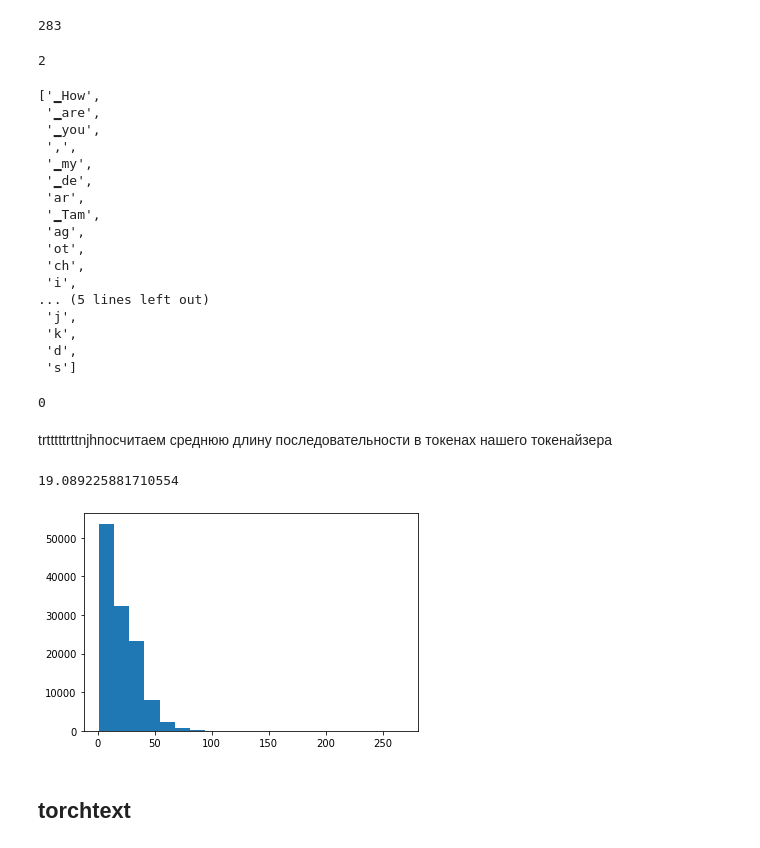
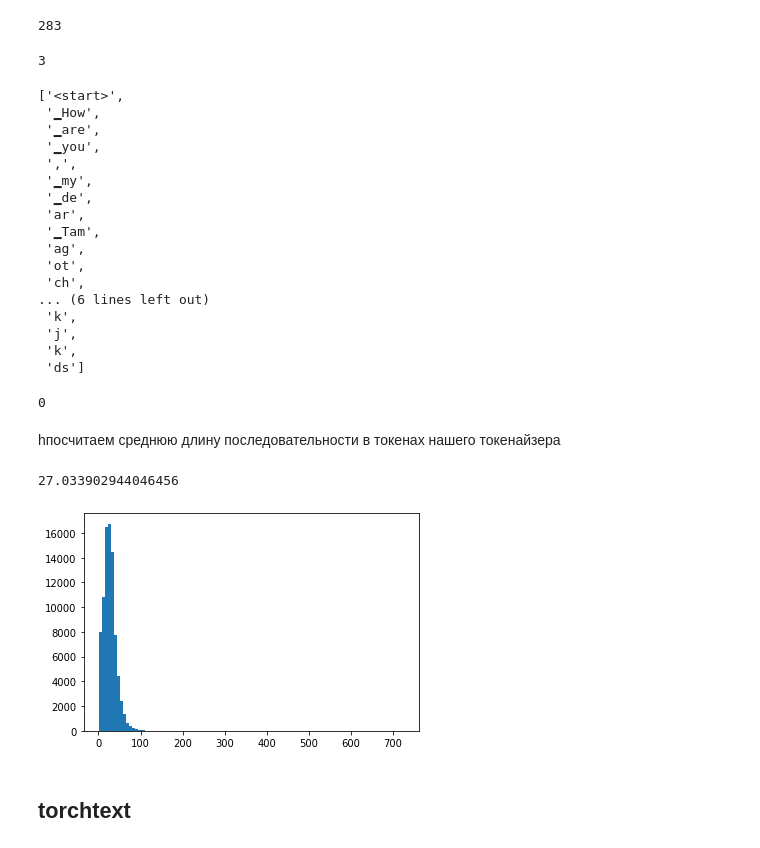
Before and after one commit to flying-bear/kompluxternaya, a Jupyter notebook: Assignment_6.ipynb, the cells around one changed output. Drawn from its saved outputs; the diff is of its cells as text; code cells hidden in the pictures.

```diff
--- a/Assignment_6.ipynb
+++ b/Assignment_6.ipynb
@@ -80,15 +81,21 @@ test
 # %%
 end = ['.', '\n', '!', '?', '…']
 # %%
-def make_eos(text, eos_symbols, eos_token='<eos>'):
+def make_eos(text, eos_symbols, eos_token='<eos>', start_token='<start>'):
   """
-  replaces eos_symbols in a text with eos_token
+  cleans text of empty sentences and replaces eos_symbols in a text with eos_token and adds start_token befor each sentence
 
   :param text: str, text
   :param eos_symbols: list of str, symbols that signify end of sentence
   :param eos_token: str, what to replace eos_symbols with, optional, deafault '<eos>'
+  :param str_token: str, what to indicate sentence beginnings, optional, deafault '<start>'
   :return: str, text with eos_symbols replaced with eos_token
   """
+  sep = eos_token + ' ' + start_token
+  text = re.sub('\s+', ' ', text)
   for i in eos_symbols:
-    text = text.replace(i, eos_token)
-  return text
+    text = text.replace(i, sep)
+  empty = sep + ' ' + eos_token
+  while empty in text:
+    text = text.replace(empty, eos_token)
+  return text.strip()
@@ -122,15 +130,16 @@ len(set(train).union(set(valid)))
 283
 # %%
 tokenizer = SentencePieceBPETokenizer()
-tokenizer.add_special_tokens(['<eos>', '<unk>'])
+tokenizer.add_special_tokens(['<eos>', '<start>','<unk>'])
 # %% [output]
-2
+3
 # %%
-tokenizer.train(['content/valid.txt', 'content/train.txt'], vocab_size=20000)
+tokenizer.train(['content/valid.txt', 'content/train.txt', 'content/test.txt'], vocab_size=20000)
 # %%
-tokenizer.encode("How are you, my dear Tamagotchi <unk><eos> lkjkds").tokens
+tokenizer.encode("<start> How are you, my dear Tamagotchi <unk> <eos> lkjkds").tokens
 # %% [output]
-['▁How',
+['<start>',
+ '▁How',
  '▁are',
  '▁you',
  ',',
@@ -141,25 +150,24 @@ tokenizer.encode("How are you, my dear Tamagotchi <unk><eos> lkjkds").tokens
  'ag',
  'ot',
  'ch',
- 'i',
-... (5 lines left out)
+... (6 lines left out)
+ 'k',
  'j',
  'k',
- 'd',
- 's']
+ 'ds']
 # %%
 tokenizer.token_to_id('<eos>')
 # %% [output]
 0
 # %% [markdown]
-trtttttrttnjhпосчитаем среднюю длину последовательности в токенах нашего токенайзера
+hпосчитаем среднюю длину последовательности в токенах нашего токенайзера
 # %%
-np.mean([len(tokenizer.encode(sent).ids) for sent in make_eos(train, end, '<eos>').split('<eos>')])
+np.mean([len(tokenizer.encode(sent).ids) for sent in make_eos(train, end).split('<eos> <start>')])
 # %% [output]
-19.089225881710554
+27.033902944046456
 # %%
-plt.hist([len(tokenizer.encode(sent).ids) for sent in make_eos(train, end, '<eos>').split('<eos>')], bins=20);
+plt.hist([len(tokenizer.encode(sent).ids) for sent in make_eos(train, end).split('<eos> <start>')], bins=100);
 # %% [output]
-[figure, old version]
+[figure, new version]
 # %%
 batch_size = 64
```
Also changed, not shown: parts of 66 cells of this notebook.
